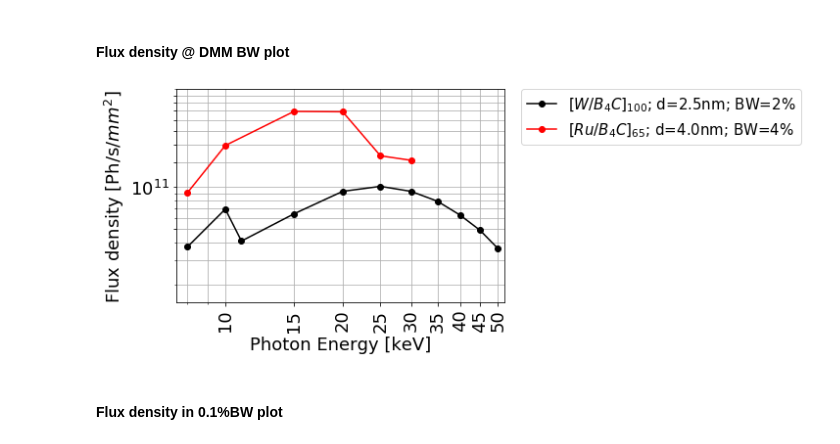
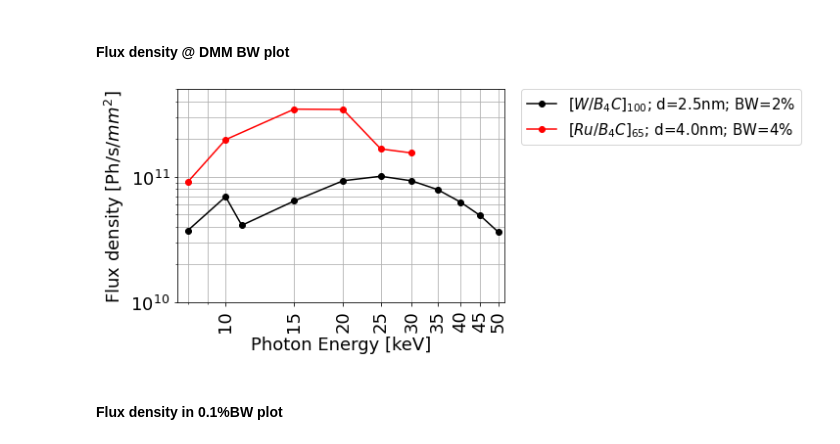
Before and after one commit to gianthk/BEATS_raytracing, a Jupyter notebook: BEATS_TDR-Chapter_07f_Optics_Raytracing-Flux_density.ipynb, the cells around one changed output. Cells and saved outputs as stored; diff of their text form; code cells hidden in the pictures.

Commit message:
minor changes; added plots

```diff
--- a/BEATS_TDR-Chapter_07f_Optics_Raytracing-Flux_density.ipynb
+++ b/BEATS_TDR-Chapter_07f_Optics_Raytracing-Flux_density.ipynb
@@ -267,23 +308,23 @@ FluxDensity = pd.read_csv(FluxDensityDMM_filecsv, sep=',', names=names, skiprows
 # %%
 # plot of the flux density @ 43m
 f, ax = plt.subplots()
 plt.plot(1e-3*FluxDensity['E'][0:11].astype('float'), FluxDensity['I'][0:11].astype('float'), 'o-k')
 plt.plot(1e-3*FluxDensity['E'][20:26].astype('float'), FluxDensity['I'][20:26].astype('float'), 'o-r')
 ax.set_xscale('log')
 ax.set_yscale('log')
 plt.xticks(np.arange(5, 65, 5))
 plt.xticks(rotation=90)
-plt.yticks(np.arange(5e10, 5e11, 5e10))
-ax.set(xlim=(7.5, 52), ylim=(1.5e10, 5e11))
+# plt.yticks(np.arange(1e10, 5e11, 5e10))
+ax.set(xlim=(7.5, 52), ylim=(1e10, 5e11))
 ax.xaxis.set_major_formatter(ScalarFormatter())
 # ax.yaxis.set_major_formatter(ScalarFormatter())
 plt.xlabel('Photon Energy [keV]')
 plt.ylabel('Flux density [Ph/s/$mm^2$]')
 plt.grid(True, which="both")
 plt.legend(['$[W/B_{4}C]_{100}$; d=2.5nm; BW=2%', '$[Ru/B_{4}C]_{65}$; d=4.0nm; BW=4%'],  bbox_to_anchor=(1.05, 1), borderaxespad=0., loc='upper left', fontsize='small')
 f.savefig("BEATS_DMM_flux_density_DMMBW.png", bbox_inches='tight', dpi=600)
 # %% [output]
-[figure, old version]
+[figure, new version]
 # %% [markdown]
 #### Flux density in 0.1%BW plot
 # %%
```
Also changed, not shown: parts of 8 cells of this notebook, 12 other files.
